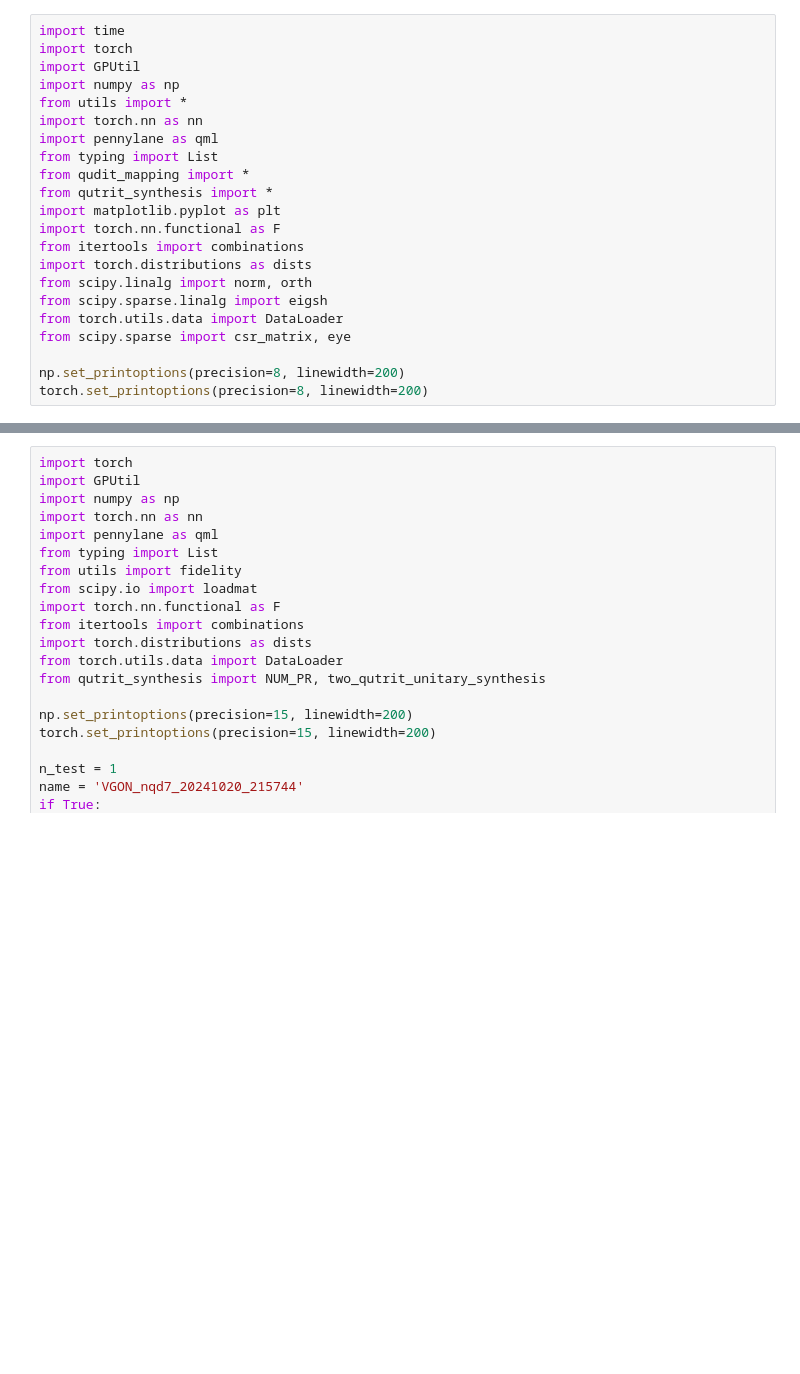
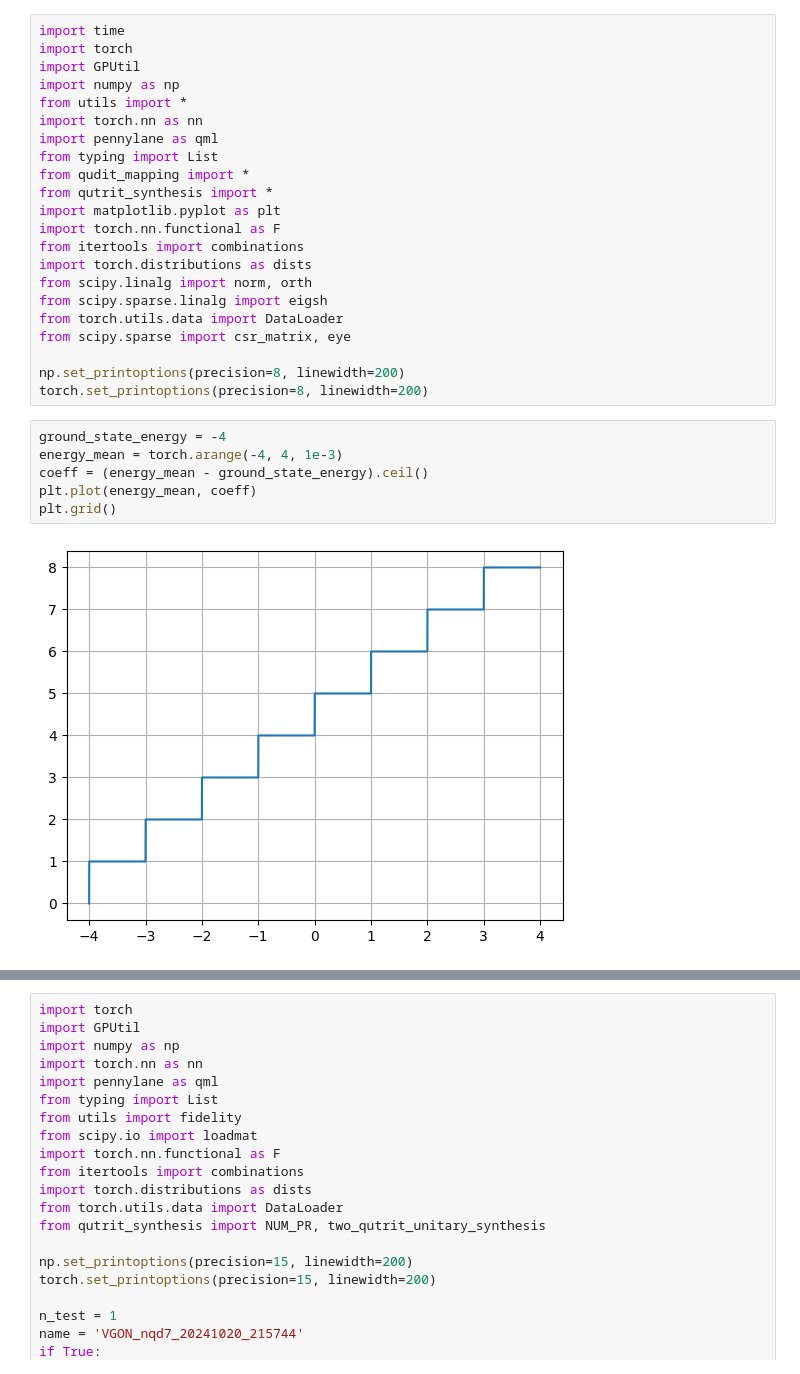
Before and after one commit to GhostArtyom/QuditVGON, a Jupyter notebook: test.ipynb, the cells around one changed output, grey strips where cells are left out. Cells and saved outputs as stored; diff of their text form; blank space fills up the shorter version.

```diff
--- a/test.ipynb
+++ b/test.ipynb
@@ -20,6 +20,14 @@ from scipy.sparse import csr_matrix, eye
 
 np.set_printoptions(precision=8, linewidth=200)
 torch.set_printoptions(precision=8, linewidth=200)
+# %%
+ground_state_energy = -4
+energy_mean = torch.arange(-4, 4, 1e-3)
+coeff = (energy_mean - ground_state_energy).ceil()
+plt.plot(energy_mean, coeff)
+plt.grid()
+# %% [output]
+[figure, added]
 # %%
 coeff = 4
 coeff_funcs = [
```
Also changed, not shown: parts of 1 cell of this notebook, 20 other files.
